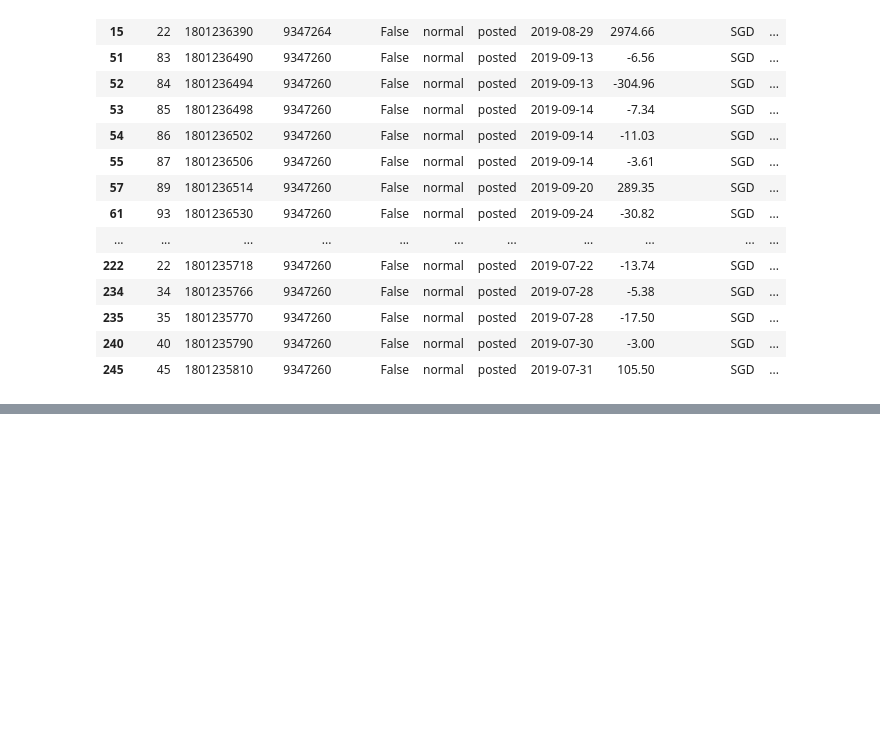
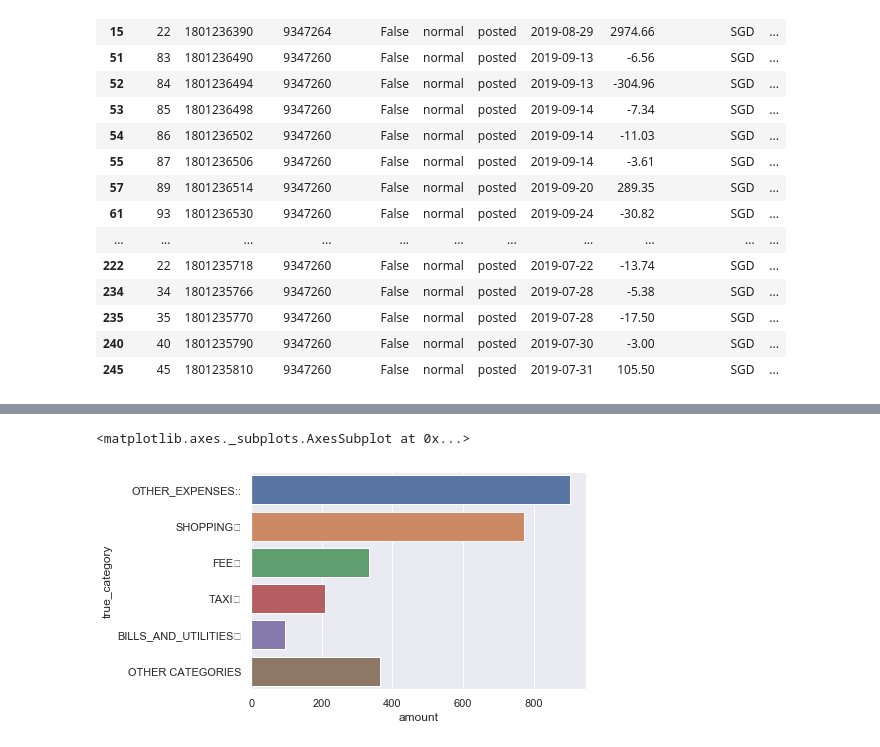
Before and after one commit to AdityaSidharta/BudgetTracker, a Jupyter notebook: notebooks/process.ipynb, the cells around one changed output, grey strips where cells are left out. Drawn from its saved outputs; the diff is of its cells as text; code cells hidden in the pictures; blank space fills up the shorter version.

```diff
--- a/notebooks/process.ipynb
+++ b/notebooks/process.ipynb
@@ -158,0 +169,5 @@ frame[frame.description.apply(lambda x : 'PAY' in x)]
+# %%
+def load_yaml(path):
+    with open(path, 'r+') as f:
+        value = yaml.safe_load(f)
+    return value
@@ -158,0 +190,14 @@ frame[frame.description.apply(lambda x : 'PAY' in x)]
+# %%
+expense_df = pd.read_csv(os.path.join(FINAL_PATH, "expense_{}_{}.csv".format(year, month)))
+income_df = pd.read_csv(os.path.join(FINAL_PATH, "income_{}_{}.csv".format(year, month)))
+expense_dict = load_yaml(EXPENSE_YAML_PATH)
+income_dict = load_yaml(INCOME_YAML_PATH)
+
+expense_category_df = get_category(expense_df)
+income_category_df = get_category(income_df)
+
+st.title(emojize("Transaction details for {}, {} :smirk:".format(MONTHS[month], year), use_aliases=True))
+st.subheader("Total Expenses : S${:.2f}".format(expense_df.amount.sum()))
+st.subheader("Total Income : S${:.2f}".format(income_df.amount.sum()))
+
+st.header("Top expenses by category")
@@ -158,0 +236,10 @@ frame[frame.description.apply(lambda x : 'PAY' in x)]
+# %%
+import seaborn as sns
+sns.set()
+plot_df = expense_category_df.copy()
+plot_df['amount'] = plot_df['amount'] * -1.
+plot_df['true_category'] = plot_df['true_category'].apply(lambda x :emojize( x + '' + expense_dict[x]['emoji'], use_aliases=True) if x in expense_dict else x)
+sns.barplot(x='amount', y='true_category', data=plot_df)
+# %% [output]
+<matplotlib.axes._subplots.AxesSubplot at 0x...>
+[figure, added]
```
Also changed, not shown: parts of 14 cells of this notebook, 10 other files.
